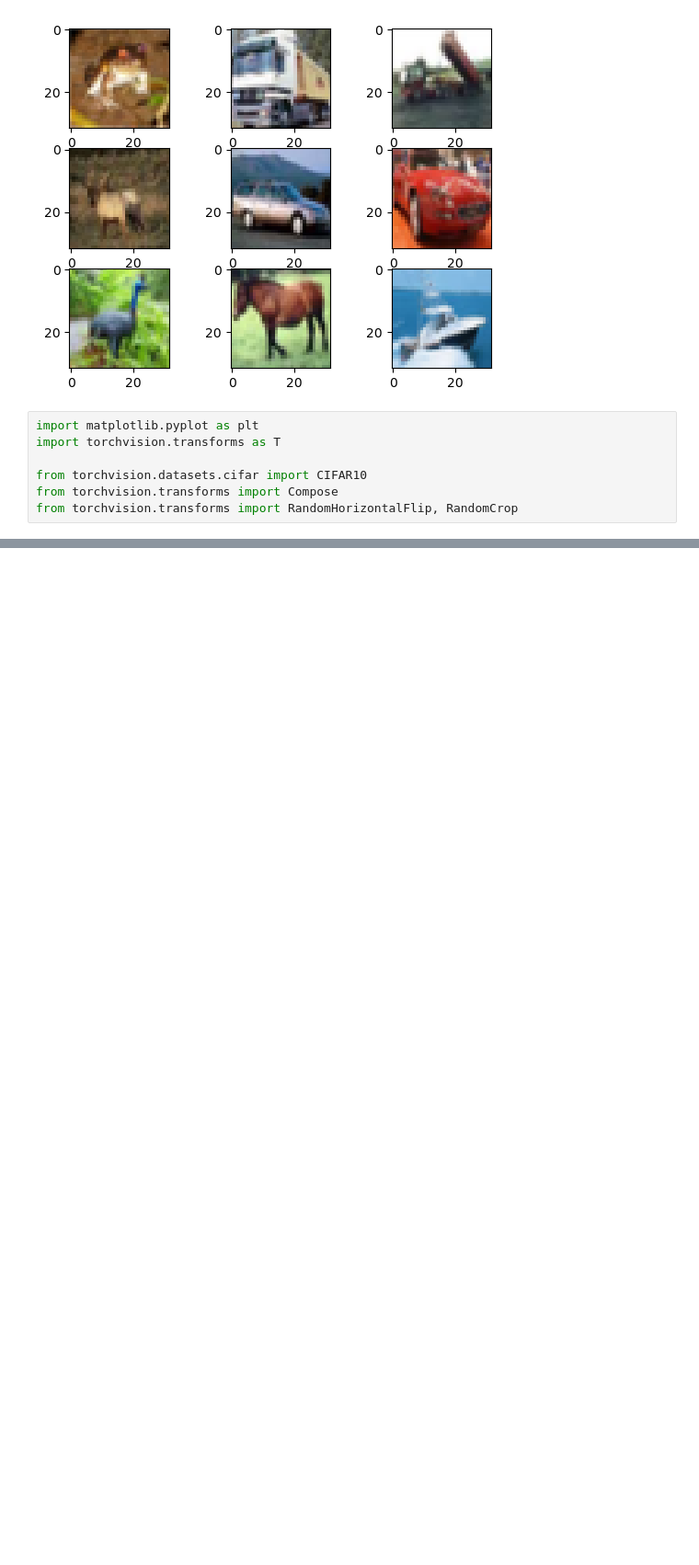
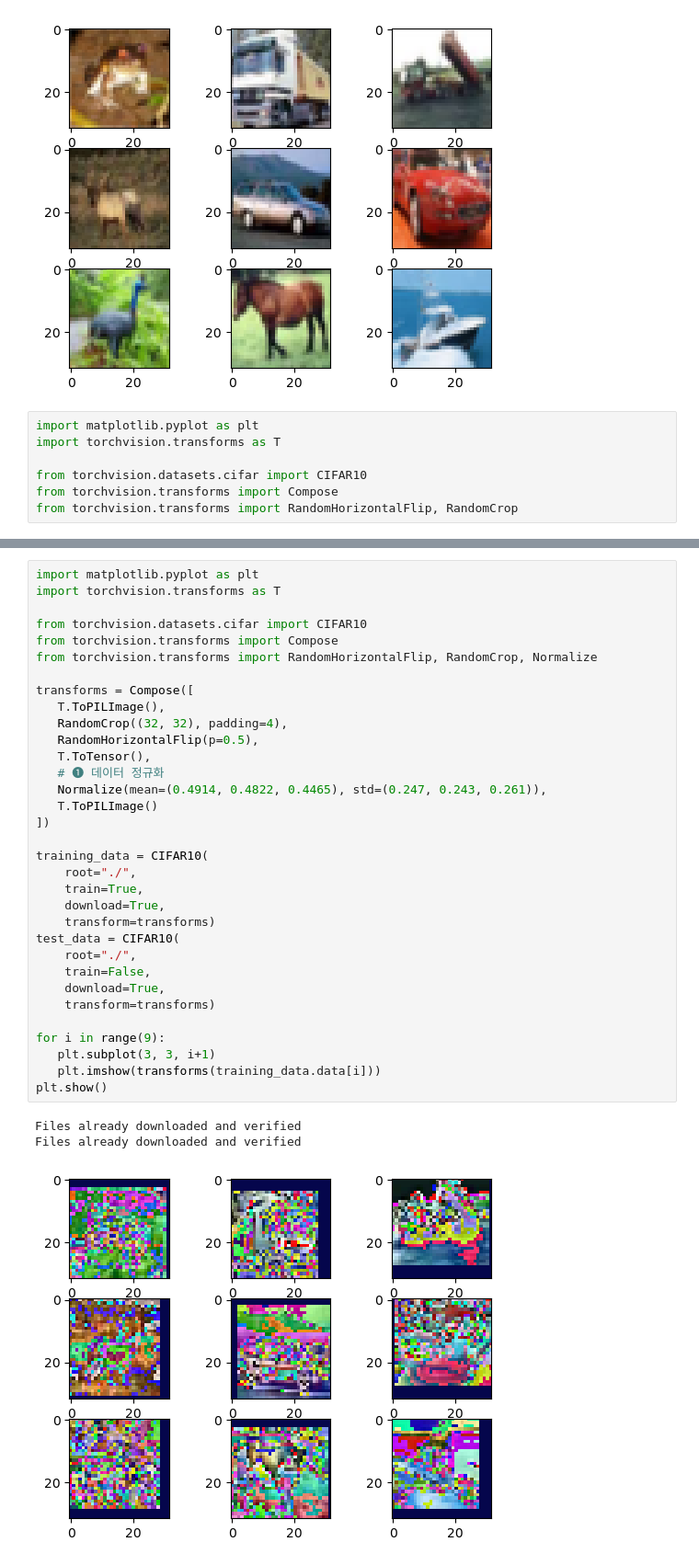
Before and after one commit to syshin0116/SeSAC, a Jupyter notebook: 김경훈교수님/텐초의 파이토치 딥러닝 특강/4장.CNN과 VGG-사진 분류하기.ipynb, the cells around one changed output, grey strips where cells are left out. Shown: that part at 92% size. Saved outputs shown, nothing was run; the diff lists cells and outputs as text; blank space fills up the shorter version.

```diff
--- a/김경훈교수님/텐초의 파이토치 딥러닝 특강/4장.CNN과 VGG-사진 분류하기.ipynb
+++ b/김경훈교수님/텐초의 파이토치 딥러닝 특강/4장.CNN과 VGG-사진 분류하기.ipynb
@@ -62,0 +62,37 @@ Files already downloaded and verified
+# %%
+import matplotlib.pyplot as plt
+import torchvision.transforms as T
+
+from torchvision.datasets.cifar import CIFAR10
+from torchvision.transforms import Compose
+from torchvision.transforms import RandomHorizontalFlip, RandomCrop, Normalize
+
+transforms = Compose([
+   T.ToPILImage(),
+   RandomCrop((32, 32), padding=4),
+   RandomHorizontalFlip(p=0.5),
+   T.ToTensor(),
+   # ➊ 데이터 정규화
+   Normalize(mean=(0.4914, 0.4822, 0.4465), std=(0.247, 0.243, 0.261)),
+   T.ToPILImage()
+])
+
+training_data = CIFAR10(
+    root="./",
+    train=True,
+    download=True,
+    transform=transforms)
+test_data = CIFAR10(
+    root="./",
+    train=False,
+    download=True,
+    transform=transforms)
+
+for i in range(9):
+   plt.subplot(3, 3, i+1)
+   plt.imshow(transforms(training_data.data[i]))
+plt.show()
+# %% [output]
+Files already downloaded and verified
+Files already downloaded and verified
+[figure, added]
```
Also changed, not shown: parts of 13 cells of this notebook, 3 other files.
